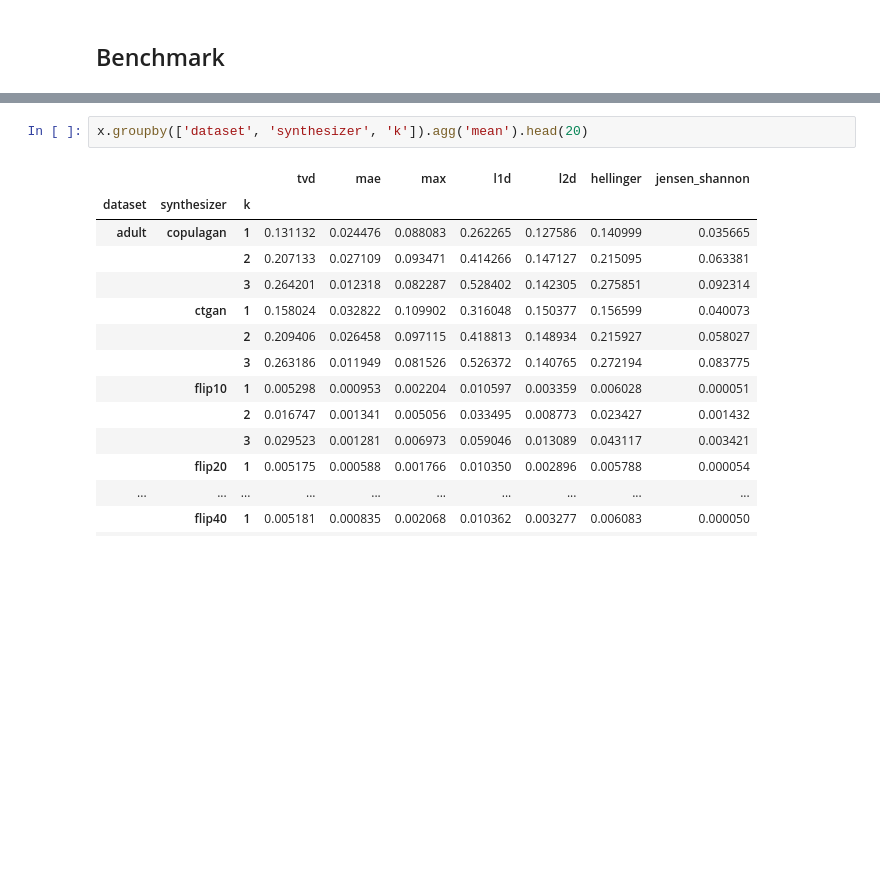
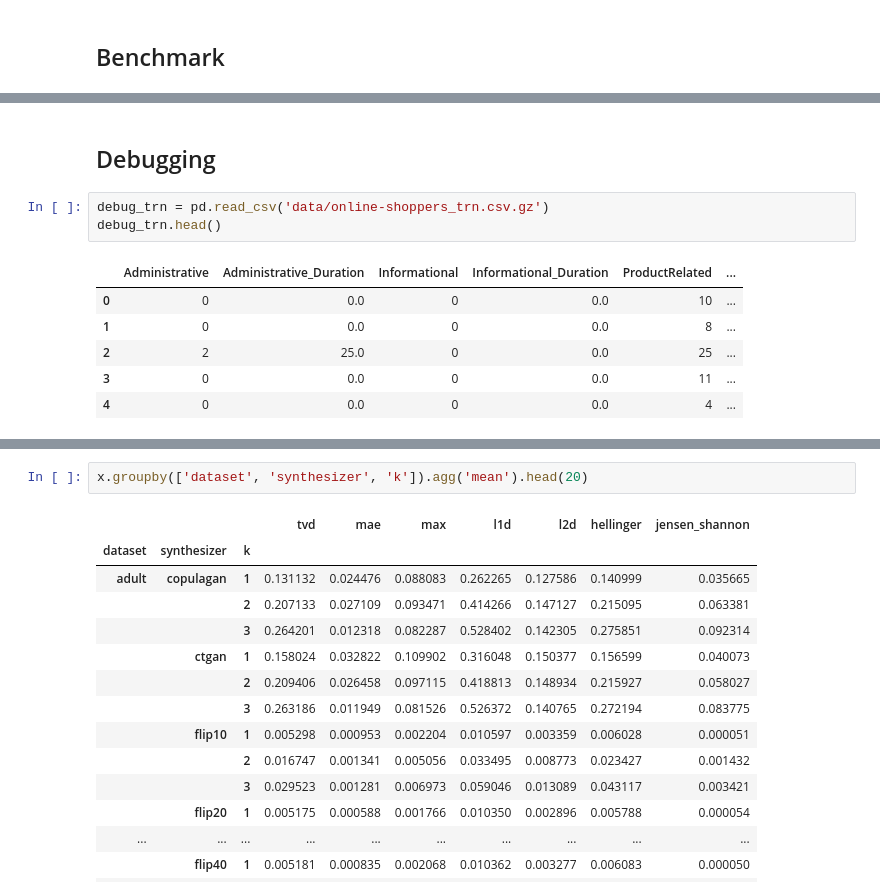
Before and after one commit to mostly-ai/paper-fidelity-accuracy, a Jupyter notebook: fidelity.ipynb, the cells around one changed output, grey strips where cells are left out. Drawn from its saved outputs; the diff is of its cells as text; blank space fills up the shorter version.

```diff
--- a/fidelity.ipynb
+++ b/fidelity.ipynb
@@ -195,0 +350,12 @@ data/online-shoppers_val.csv.gz
+# %% [markdown]
+## Debugging
+# %%
+debug_trn = pd.read_csv('data/online-shoppers_trn.csv.gz')
+debug_trn.head()
+# %% [output]
+|  | Administrative | Administrative_Duration | Informational | Informational_Duration | ProductRelated | ... |
+| 0 | 0 | 0.0 | 0 | 0.0 | 10 | ... |
+| 1 | 0 | 0.0 | 0 | 0.0 | 8 | ... |
+| 2 | 2 | 25.0 | 0 | 0.0 | 25 | ... |
+| 3 | 0 | 0.0 | 0 | 0.0 | 11 | ... |
+| 4 | 0 | 0.0 | 0 | 0.0 | 4 | ... |
```
Also changed, not shown: parts of 30 cells of this notebook.
